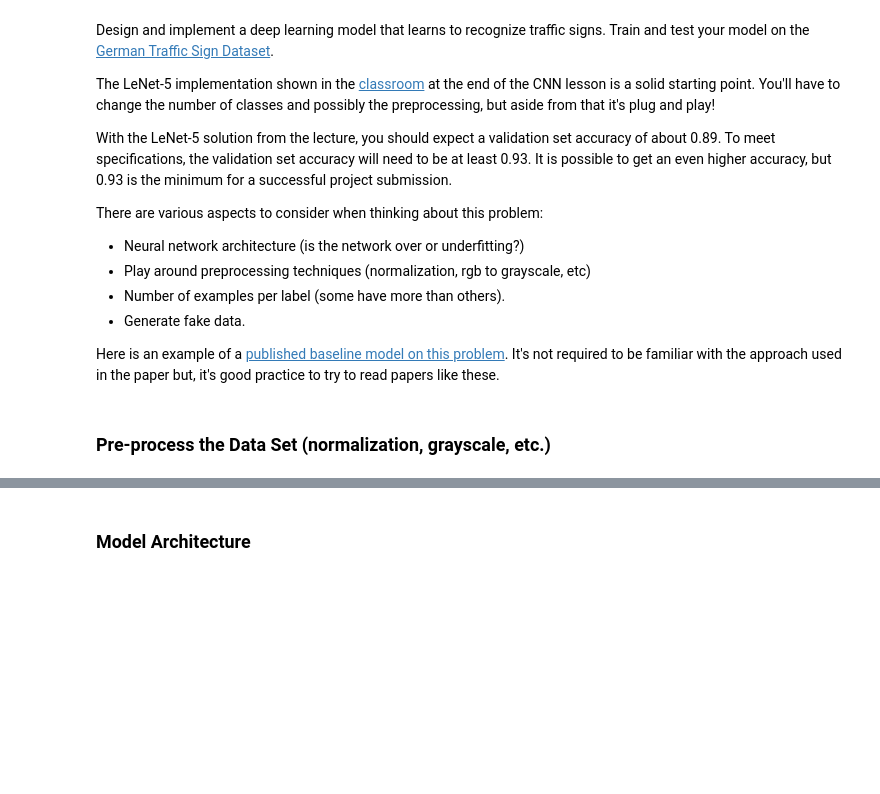
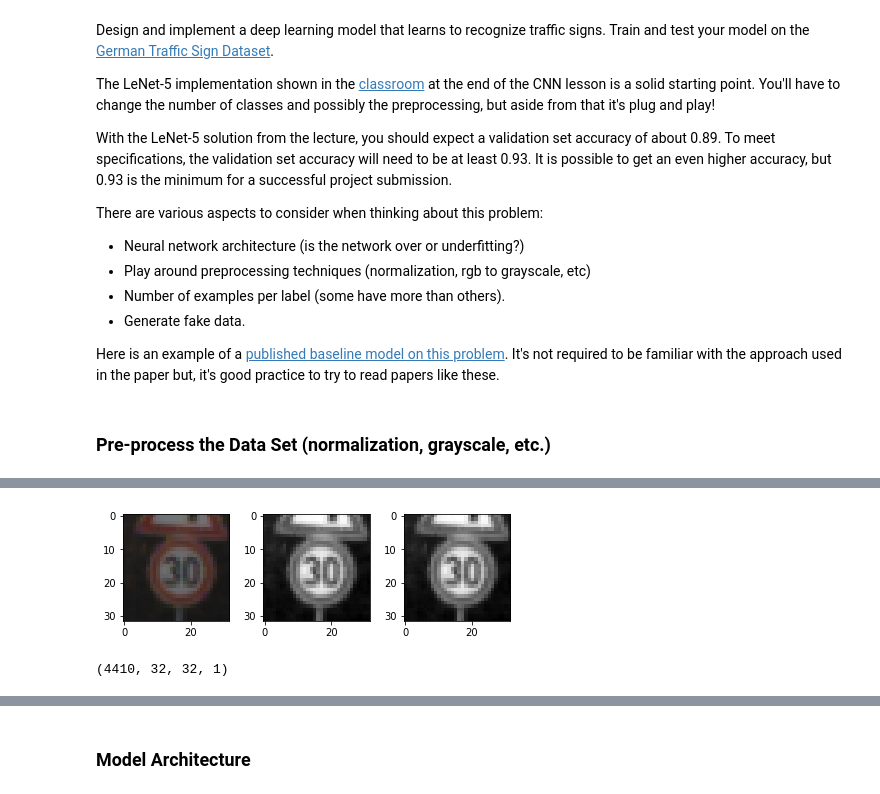
Before and after one commit to dbjnbnrj/CarND-Traffic-Sign-Classifier-Project, a Jupyter notebook: Traffic_Sign_Classifier.ipynb, the cells around one changed output, grey strips where cells are left out. Drawn from its saved outputs; the diff is of its cells as text; code cells hidden in the pictures; blank space fills up the shorter version.

```diff
--- a/Traffic_Sign_Classifier.ipynb
+++ b/Traffic_Sign_Classifier.ipynb
@@ -151,22 +192,30 @@ Use the code cell (or multiple code cells, if necessary) to implement the first
 # %%
 # Preprocessing steps
 # Convert to grayscale and normalize
-def show():
-    index = np.random.randint(0, n_train)
-    f, axarr = plt.subplots(1,2)
-    a = X_train[index]
+def show(x):
+    f, axarr = plt.subplots(1,3)
+    a = x
+    b = np.mean(a, axis=2)
+    c = normalize(b)
     axarr[0].imshow(a)
-    axarr[1].imshow(np.mean(a, axis=2), cmap='gray')
+    axarr[1].imshow(b, cmap='gray')
+    axarr[2].imshow(c, cmap='gray')
     plt.tight_layout()
     plt.show()
 
+
+def normalize(x):
+    return ( x- np.min(x) )/ (np.max(x) - np.min(x))
+
 def preprocess(x):
-    #return (x - 128)/ 128
-    return np.mean(x, axis=3)[:,:,:,np.newaxis]
+    return normalize( np.mean(x, axis=3)[:,:,:,np.newaxis] )
 
 #show()
 #X_train = preprocess(X_train)
 #X_valid = preprocess(X_valid)
-
-print( X_valid )
+index = np.random.randint(0, n_train)
+show(X_train[index])
 print( preprocess(X_valid).shape )
+# %% [output]
+[figure, added]
+(4410, 32, 32, 1)
```
Also changed, not shown: parts of 25 cells of this notebook.
